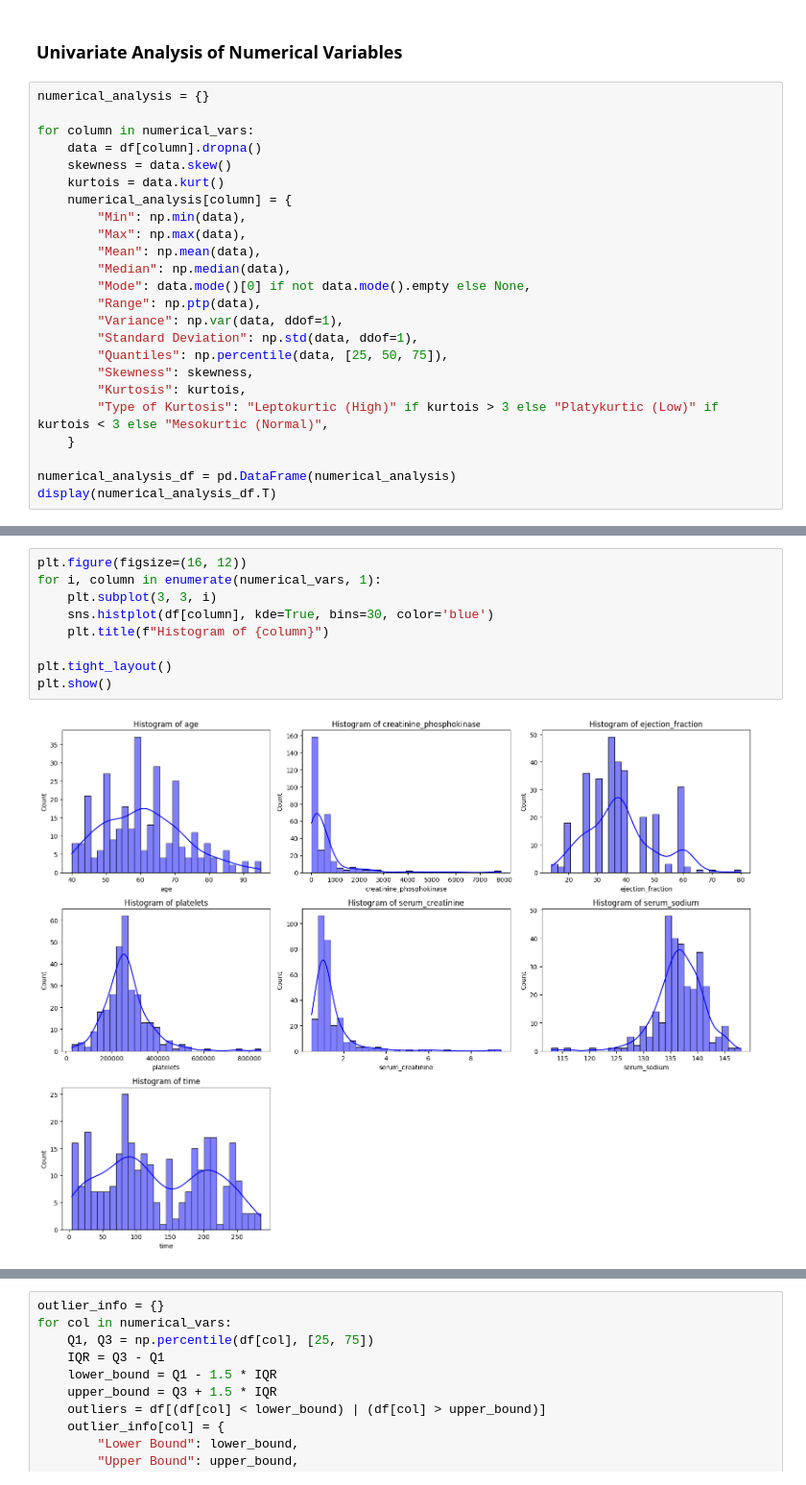
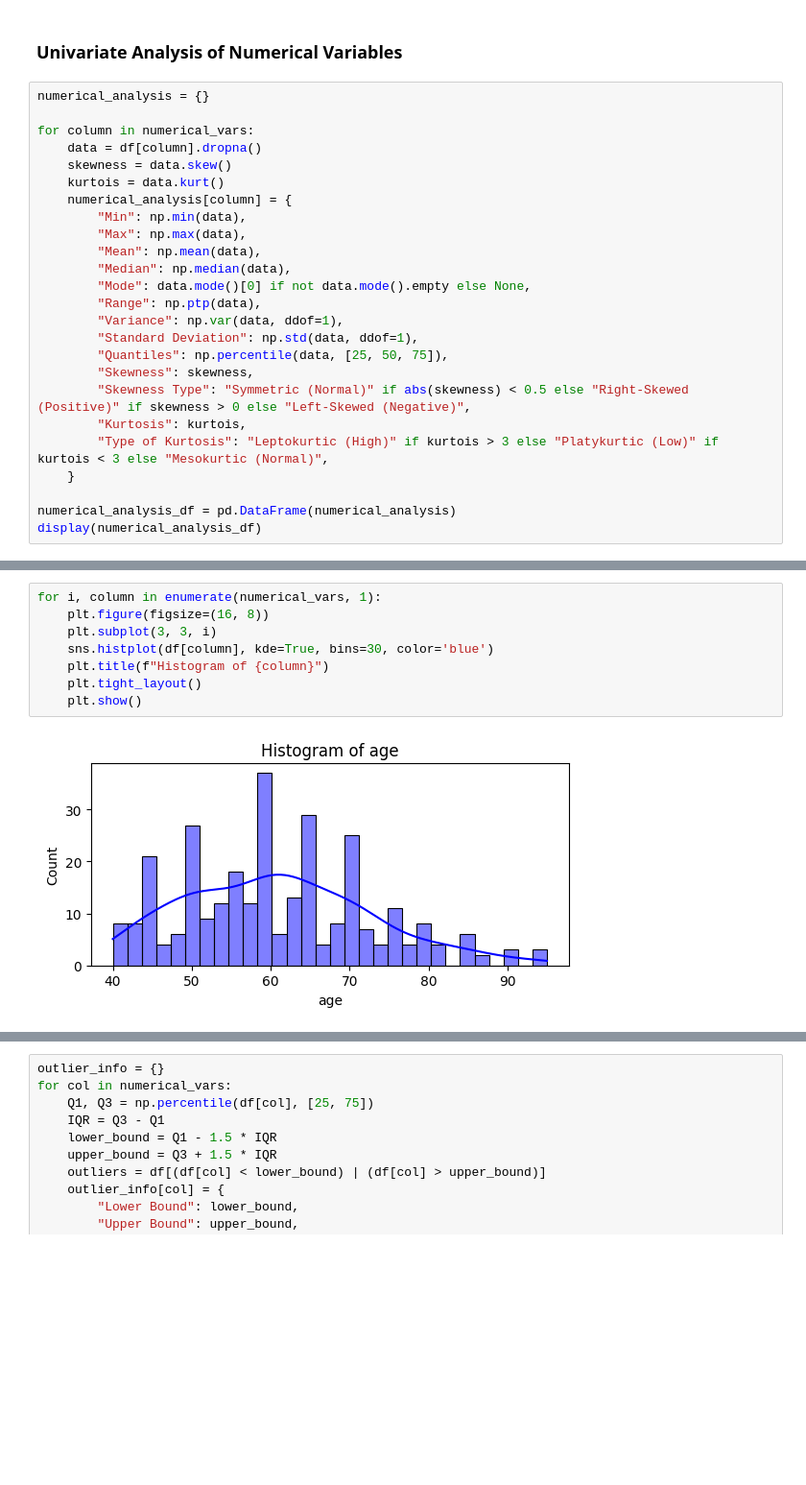
Before and after one commit to thisishasan/slda, a Jupyter notebook: code.ipynb, the cells around one changed output, grey strips where cells are left out. Shown at 96% size. Drawn from its saved outputs; the diff is of its cells as text; blank space fills up the shorter version.

```diff
--- a/code.ipynb
+++ b/code.ipynb
@@ -222,10 +220,11 @@ for column in numerical_vars:
         "Standard Deviation": np.std(data, ddof=1),
         "Quantiles": np.percentile(data, [25, 50, 75]),
         "Skewness": skewness,
+        "Skewness Type": "Symmetric (Normal)" if abs(skewness) < 0.5 else "Right-Skewed (Positive)" if skewness > 0 else "Left-Skewed (Negative)",
         "Kurtosis": kurtois,
         "Type of Kurtosis": "Leptokurtic (High)" if kurtois > 3 else "Platykurtic (Low)" if kurtois < 3 else "Mesokurtic (Normal)",
     }
 
 numerical_analysis_df = pd.DataFrame(numerical_analysis)
-display(numerical_analysis_df.T)
+display(numerical_analysis_df)
 # %% [output]
@@ -240,11 +245,10 @@ display(numerical_analysis_df.T)
 # %%
-plt.figure(figsize=(16, 12))
 for i, column in enumerate(numerical_vars, 1):
+    plt.figure(figsize=(16, 8))
     plt.subplot(3, 3, i)
     sns.histplot(df[column], kde=True, bins=30, color='blue')
     plt.title(f"Histogram of {column}")
-
-plt.tight_layout()
-plt.show()
+    plt.tight_layout()
+    plt.show()
 # %% [output]
-[figure, old version]
+[figure, new version]
```
Also changed, not shown: parts of 15 cells of this notebook.
